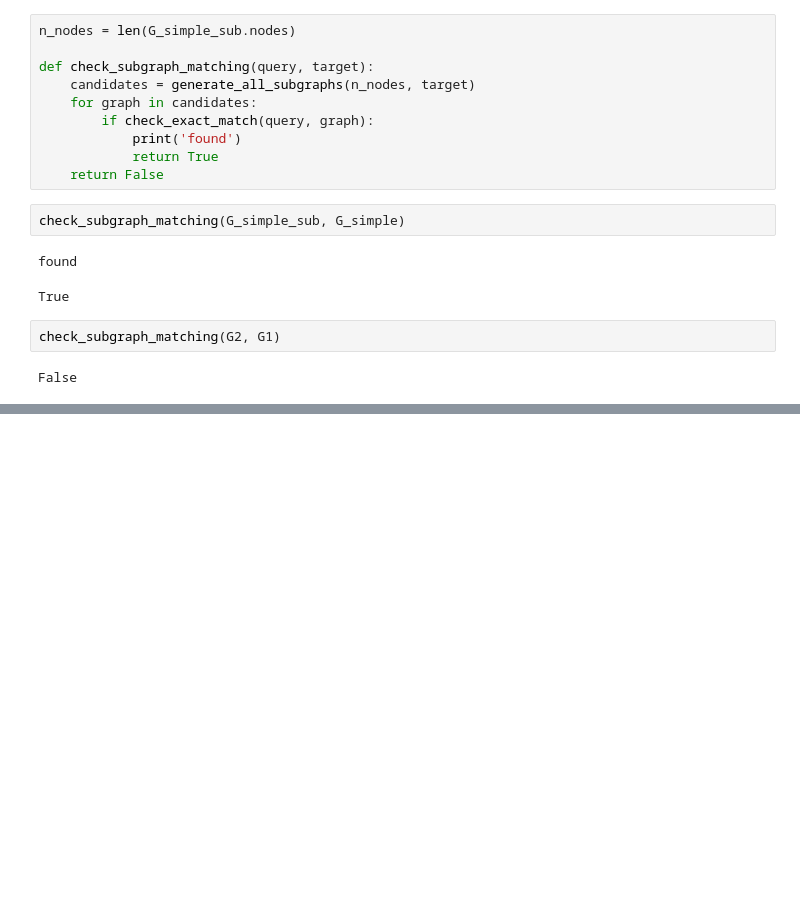
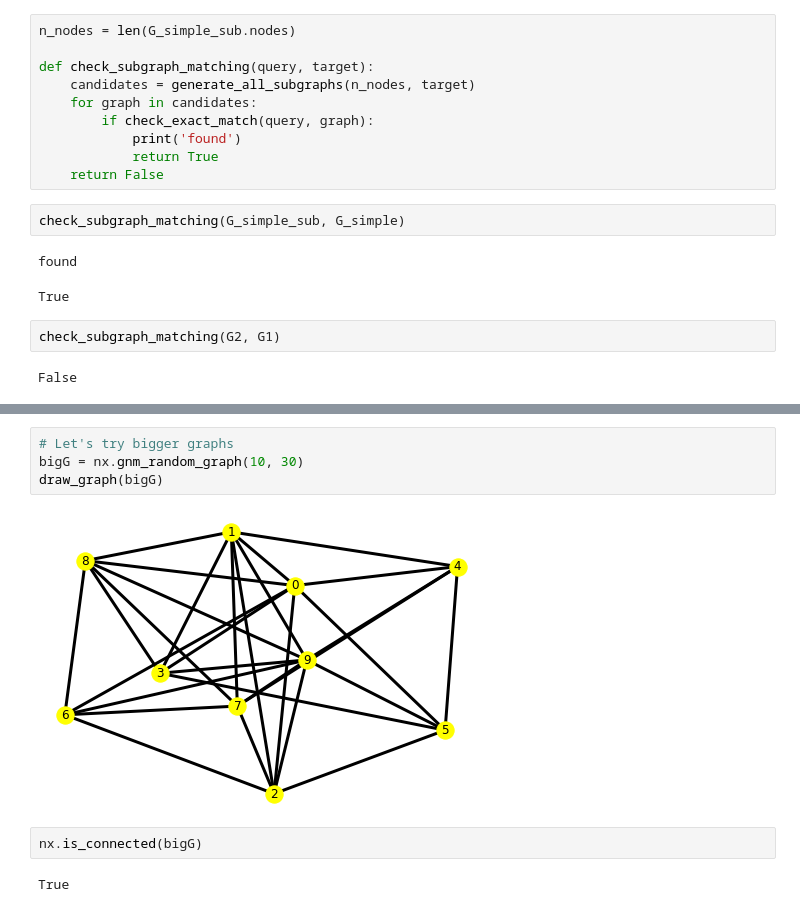
Before and after one commit to chang2000/openGraphMatching, a Jupyter notebook: ogm/reviewed.ipynb, the cells around one changed output, grey strips where cells are left out. Saved outputs shown, nothing was run; the diff lists cells and outputs as text; blank space fills up the shorter version.

```diff
--- a/ogm/reviewed.ipynb
+++ b/ogm/reviewed.ipynb
@@ -112,0 +141,10 @@ False
+# %%
+# Let's try bigger graphs
+bigG = nx.gnm_random_graph(10, 30)
+draw_graph(bigG)
+# %% [output]
+[figure, added]
+# %%
+nx.is_connected(bigG)
+# %% [output]
+True
```
Also changed, not shown: parts of 22 cells of this notebook, 3 other files.
